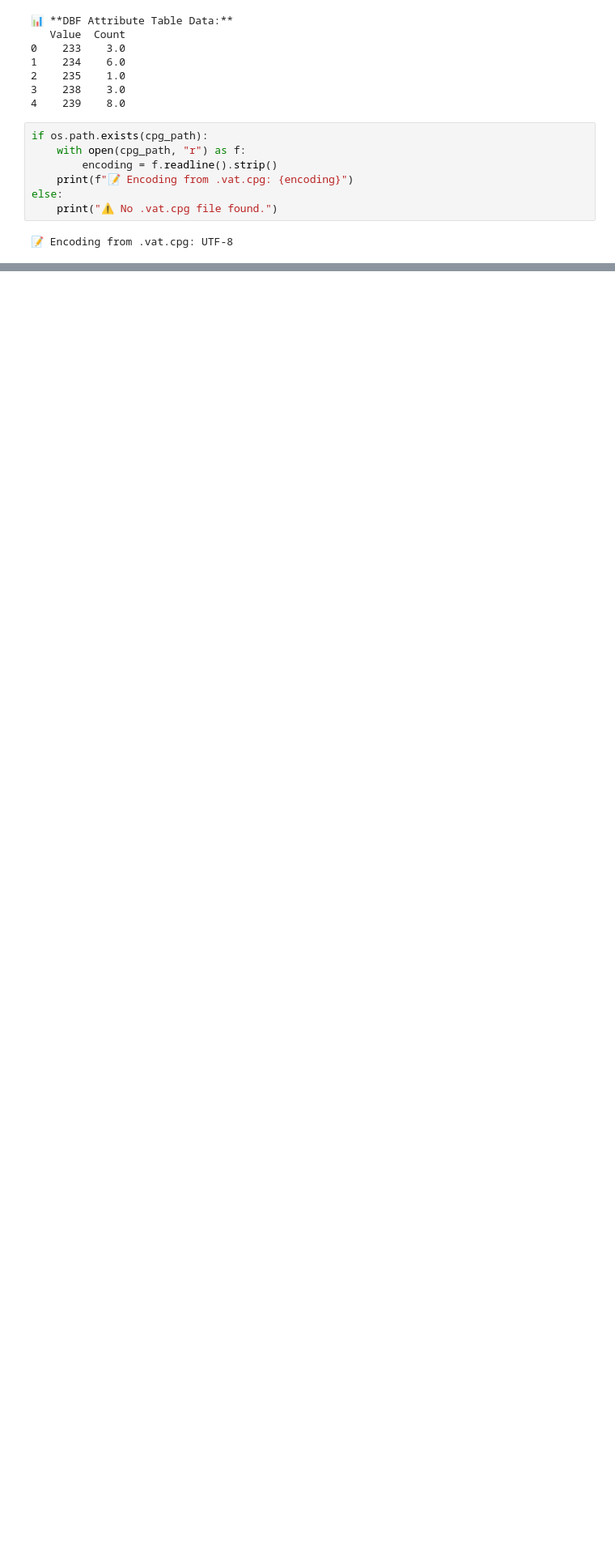
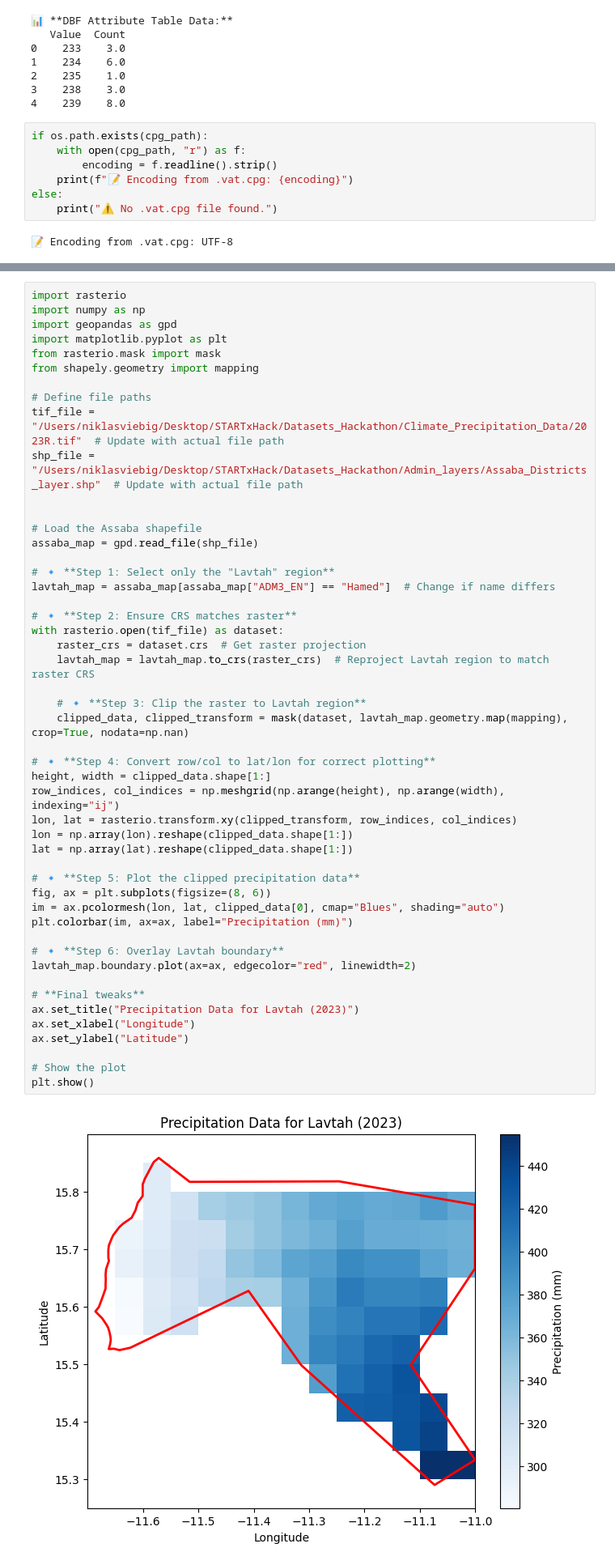
Before and after one commit to CipherCircle-StartHack-2025/Niklas, a Jupyter notebook: exploring_the_data.ipynb, the cells around one changed output, grey strips where cells are left out. Shown at 81% size. Saved outputs shown, nothing was run; the diff lists cells and outputs as text; blank space fills up the shorter version.

```diff
--- a/exploring_the_data.ipynb
+++ b/exploring_the_data.ipynb
@@ -918,0 +1125,51 @@ above 4000 should be 0
+# %%
+import rasterio
+import numpy as np
+import geopandas as gpd
+import matplotlib.pyplot as plt
+from rasterio.mask import mask
+from shapely.geometry import mapping
+
+# Define file paths
+tif_file = "/Users/niklasviebig/Desktop/STARTxHack/Datasets_Hackathon/Climate_Precipitation_Data/2023R.tif"  # Update with actual file path
+shp_file = "/Users/niklasviebig/Desktop/STARTxHack/Datasets_Hackathon/Admin_layers/Assaba_Districts_layer.shp"  # Update with actual file path
+
+
+# Load the Assaba shapefile
+assaba_map = gpd.read_file(shp_file)
+
+# 🔹 **Step 1: Select only the "Lavtah" region**
+lavtah_map = assaba_map[assaba_map["ADM3_EN"] == "Hamed"]  # Change if name differs
+
+# 🔹 **Step 2: Ensure CRS matches raster**
+with rasterio.open(tif_file) as dataset:
+    raster_crs = dataset.crs  # Get raster projection
+    lavtah_map = lavtah_map.to_crs(raster_crs)  # Reproject Lavtah region to match raster CRS
+
+    # 🔹 **Step 3: Clip the raster to Lavtah region**
+    clipped_data, clipped_transform = mask(dataset, lavtah_map.geometry.map(mapping), crop=True, nodata=np.nan)
+
+# 🔹 **Step 4: Convert row/col to lat/lon for correct plotting**
+height, width = clipped_data.shape[1:]
+row_indices, col_indices = np.meshgrid(np.arange(height), np.arange(width), indexing="ij")
+lon, lat = rasterio.transform.xy(clipped_transform, row_indices, col_indices)
+lon = np.array(lon).reshape(clipped_data.shape[1:])
+lat = np.array(lat).reshape(clipped_data.shape[1:])
+
+# 🔹 **Step 5: Plot the clipped precipitation data**
+fig, ax = plt.subplots(figsize=(8, 6))
+im = ax.pcolormesh(lon, lat, clipped_data[0], cmap="Blues", shading="auto")
+plt.colorbar(im, ax=ax, label="Precipitation (mm)")
+
+# 🔹 **Step 6: Overlay Lavtah boundary**
+lavtah_map.boundary.plot(ax=ax, edgecolor="red", linewidth=2)
+
+# **Final tweaks**
+ax.set_title("Precipitation Data for Lavtah (2023)")
+ax.set_xlabel("Longitude")
+ax.set_ylabel("Latitude")
+
+# Show the plot
+plt.show()
+# %% [output]
+[figure, added]
```
Also changed, not shown: parts of 7 cells of this notebook.
